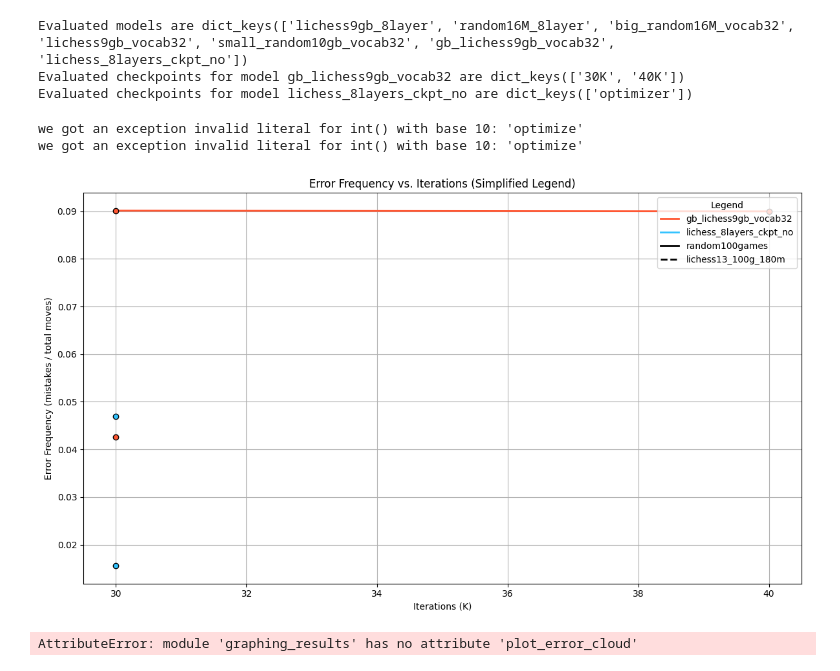
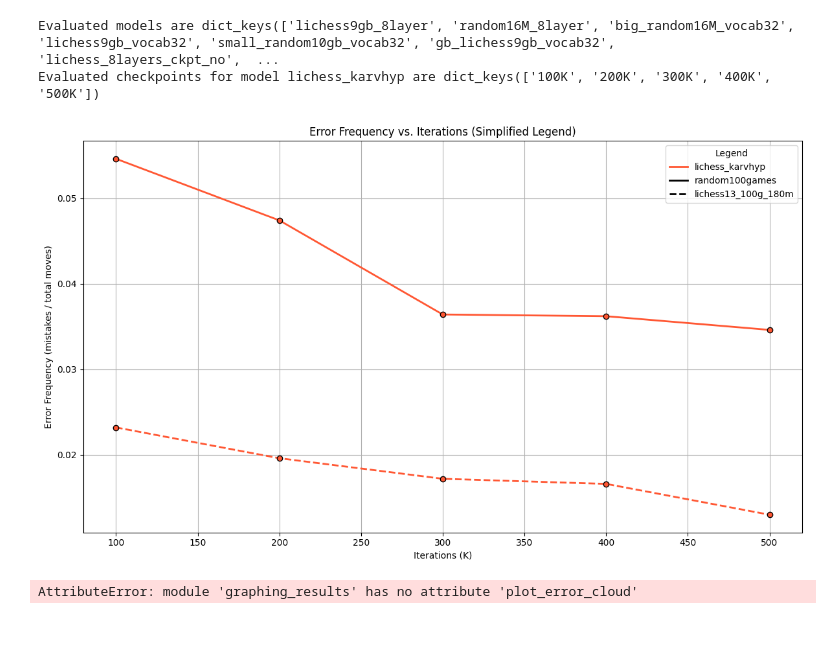
Before and after one commit to MarcosElFlamenco/train_chessGPT, a Jupyter notebook: evaluation/view_benchmark.ipynb, the cells around one changed output. Saved outputs shown, nothing was run; the diff lists cells and outputs as text; code cells hidden in the pictures; blank space fills up the shorter version.

```diff
--- a/evaluation/view_benchmark.ipynb
+++ b/evaluation/view_benchmark.ipynb
@@ -3,12 +3,12 @@ import json
 import importlib
 import graphing_results as g
 
-storage_file = "test_results.json"
+storage_file = "generation_results.json"
 
 with open(storage_file, "r") as f:
     test_results = json.load(f)
 
-model_prefixes = ['gb_lichess9gb_vocab32','lichess_8layers_ckpt_no']  # Replace with your model prefixes
+model_prefixes = ['lichess_karvhyp']  # Replace with your model prefixes
 #model_prefixes = ['lichess_8layers_ckpt_no']
 datasets_to_include = ['random100games', 'lichess13_100g_180m']  # Replace with your datasets
 
@@ -16,18 +16,15 @@ print(f"Evaluated models are {test_results.keys()}")
 for model in model_prefixes:
     print(f"Evaluated checkpoints for model {model} are {test_results[model].keys()}")
 # %% [output]
-Evaluated models are dict_keys(['lichess9gb_8layer', 'random16M_8layer', 'big_random16M_vocab32', 'lichess9gb_vocab32', 'small_random10gb_vocab32', 'gb_lichess9gb_vocab32', 'lichess_8layers_ckpt_no'])
-Evaluated checkpoints for model gb_lichess9gb_vocab32 are dict_keys(['30K', '40K'])
-Evaluated checkpoints for model lichess_8layers_ckpt_no are dict_keys(['optimizer'])
+Evaluated models are dict_keys(['lichess9gb_8layer', 'random16M_8layer', 'big_random16M_vocab32', 'lichess9gb_vocab32', 'small_random10gb_vocab32', 'gb_lichess9gb_vocab32', 'lichess_8layers_ckpt_no',  ...
+Evaluated checkpoints for model lichess_karvhyp are dict_keys(['100K', '200K', '300K', '400K', '500K'])
 # %%
 
 importlib.reload(g)
 
-g.plot_error_frequencies(test_results,model_prefixes, datasets_to_include, [70])
+g.plot_error_frequencies(test_results,model_prefixes, datasets_to_include, [50])
 # %% [output]
-we got an exception invalid literal for int() with base 10: 'optimize'
-we got an exception invalid literal for int() with base 10: 'optimize'
-[figure, old version]
+[figure, new version]
 # %%
 importlib.reload(g)
 
```
Also changed, not shown: 7 other files.
